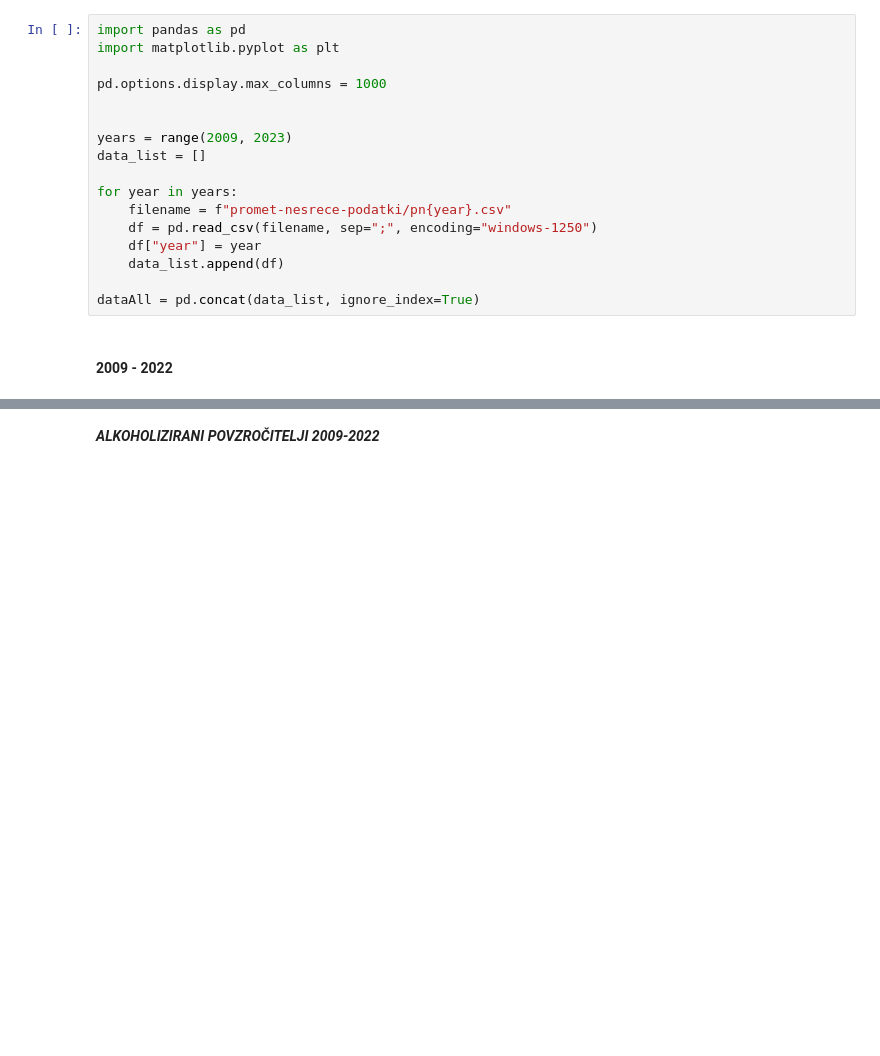
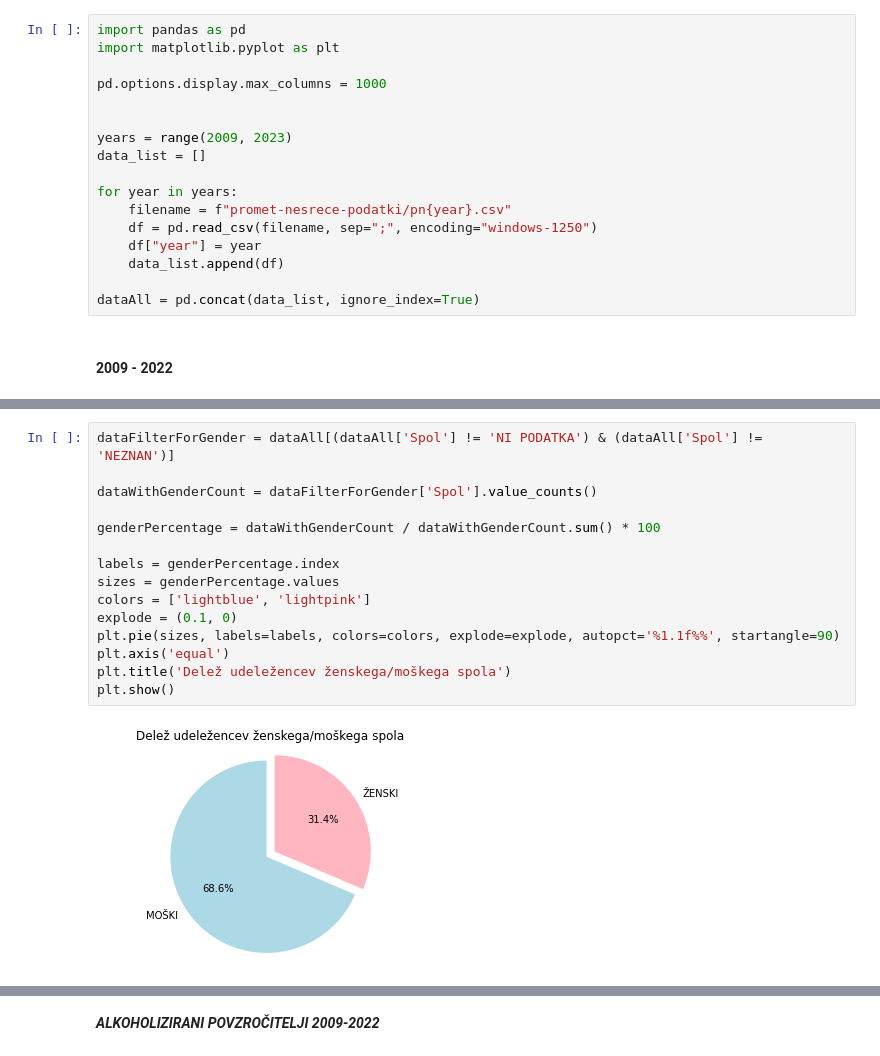
Before and after one commit to xp3rt4g/PR22TPTJAG, a Jupyter notebook: prometne.ipynb, the cells around one changed output, grey strips where cells are left out. Drawn from its saved outputs; the diff is of its cells as text; blank space fills up the shorter version.

Commit message:
Gender data

```diff
--- a/prometne.ipynb
+++ b/prometne.ipynb
@@ -114,3 +128,20 @@ Name: age_group, dtype: int64
+# %%
+dataFilterForGender = dataAll[(dataAll['Spol'] != 'NI PODATKA') & (dataAll['Spol'] != 'NEZNAN')]
+
+dataWithGenderCount = dataFilterForGender['Spol'].value_counts()
+
+genderPercentage = dataWithGenderCount / dataWithGenderCount.sum() * 100
+
+labels = genderPercentage.index
+sizes = genderPercentage.values
+colors = ['lightblue', 'lightpink']
+explode = (0.1, 0)
+plt.pie(sizes, labels=labels, colors=colors, explode=explode, autopct='%1.1f%%', startangle=90)
+plt.axis('equal')
+plt.title('Delež udeležencev ženskega/moškega spola')
+plt.show()
+# %% [output]
+[figure, added]
 # %%
 perRegion = dataAll['TekstCesteNaselja'].value_counts()
 print(perRegion[perRegion > 2000])
```
Also changed, not shown: parts of 15 cells of this notebook.
